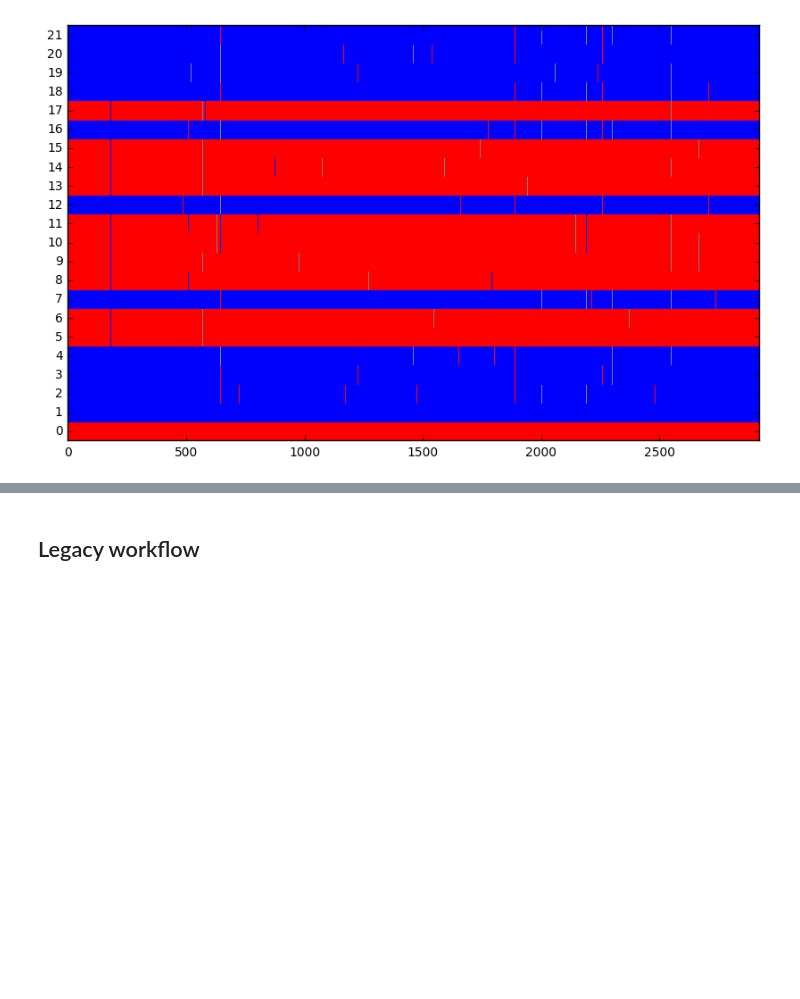
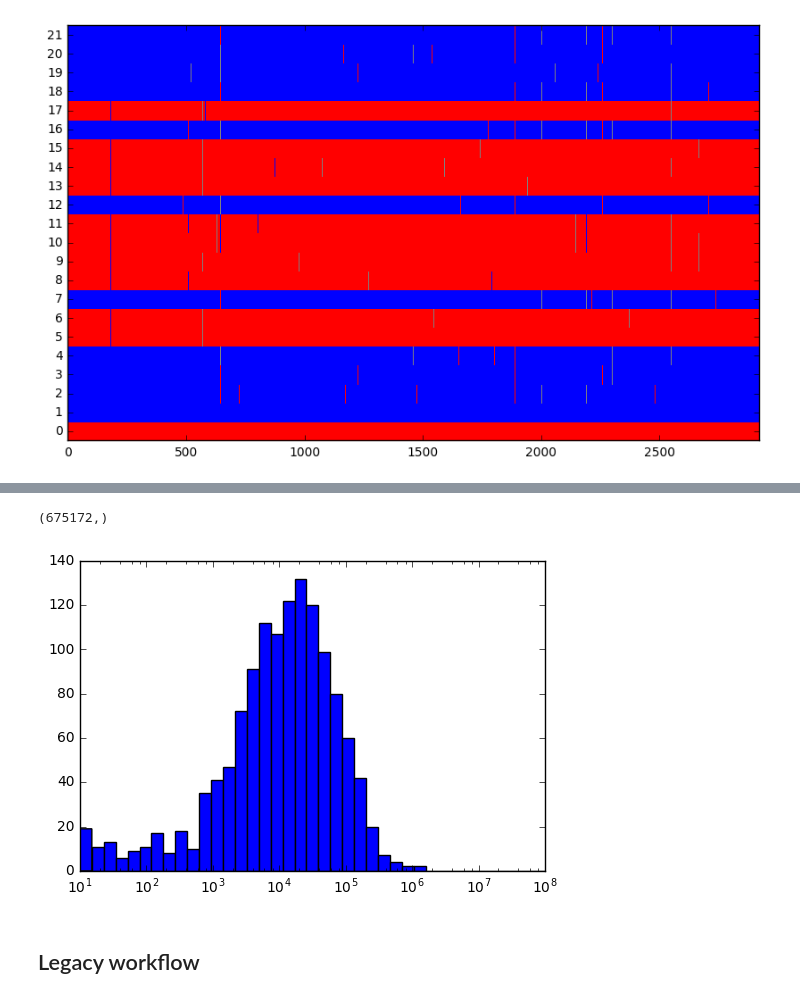
Before and after one commit to cggh/scikit-allel, a Jupyter notebook: notebooks/sandbox/phase_by_transmission.ipynb, the cells around one changed output, grey strips where cells are left out. Saved outputs shown, nothing was run; the diff lists cells and outputs as text; code cells hidden in the pictures; blank space fills up the shorter version.

Commit message:
add state transition functions

```diff
--- a/notebooks/sandbox/phase_by_transmission.ipynb
+++ b/notebooks/sandbox/phase_by_transmission.ipynb
@@ -162,7 +169,7 @@ np.count_nonzero(is_phased), is_phased.size
 # %% [output]
 (14106128, 14853784)
 # %%
-def plot_inheritance(g, parent):
+def plot_inheritance(g, parent, plot=True):
 
     # paint inheritance
     inh = allel.stats.paint_transmission(
@@ -178,13 +185,16 @@ def plot_inheritance(g, parent):
     inh[:, 2:][~g.is_phased[:, 2:]] = 0
 
     # take a look...
-    fig, ax = plt.subplots(figsize=(10, 6))
-    ax.pcolormesh(inh.T,
-                  cmap=mpl.colors.ListedColormap(['gray', 'r', 'b', 'orange', 'g', 'k', 'w', 'w']),
-                  vmin=0, vmax=7)
-    ax.set_yticks(np.arange(inh.shape[1])+.5)
-    ax.set_yticklabels(np.arange(inh.shape[1]))
-    ax.autoscale(axis='both', tight=True)
+    if plot:
+        fig, ax = plt.subplots(figsize=(10, 6))
+        ax.pcolormesh(inh.T,
+                      cmap=mpl.colors.ListedColormap(['gray', 'r', 'b', 'orange', 'g', 'k', 'w', 'w']),
+                      vmin=0, vmax=7)
+        ax.set_yticks(np.arange(inh.shape[1])+.5)
+        ax.set_yticklabels(np.arange(inh.shape[1]))
+        ax.autoscale(axis='both', tight=True)
+
+    return inh
 # %%
 parent_is_het = genotype_cross_seg[:, :2].is_het()
 parent_is_het
@@ -249,2 +259,5 @@ plot_inheritance(genotype_phased[flt][::100], parent=1)
 # %% [output]
 [figure]
+# %%
+inh = plot_inheritance(genotype_phased, parent=0, plot=False)
+inh
@@ -250,0 +272,2 @@ plot_inheritance(genotype_phased[flt][::100], parent=1)
+# %%
+states = {allel.INHERIT_PARENT1, allel.INHERIT_PARENT2}
@@ -250,0 +340,4 @@ plot_inheritance(genotype_phased[flt][::100], parent=1)
+# %%
+df_blocks = allel.tabulate_state_blocks(inh[:, 3], states=states, pos=pos_seg)
+print(df_blocks.shape)
+df_blocks.head()
@@ -250,0 +352,4 @@ plot_inheritance(genotype_phased[flt][::100], parent=1)
+# %%
+pos_seg.shape
+# %% [output]
+(675172,)
@@ -251,3 +359,8 @@ plot_inheritance(genotype_phased[flt][::100], parent=1)
+# %%
+plt.hist(df_blocks.length_min, bins=np.logspace(1, 8, 40))
+plt.xscale('log');
+# %% [output]
+[figure, added]
 # %% [markdown]
 ## Legacy workflow
 # %%
```
Also changed, not shown: parts of 30 cells of this notebook, 8 other files.
